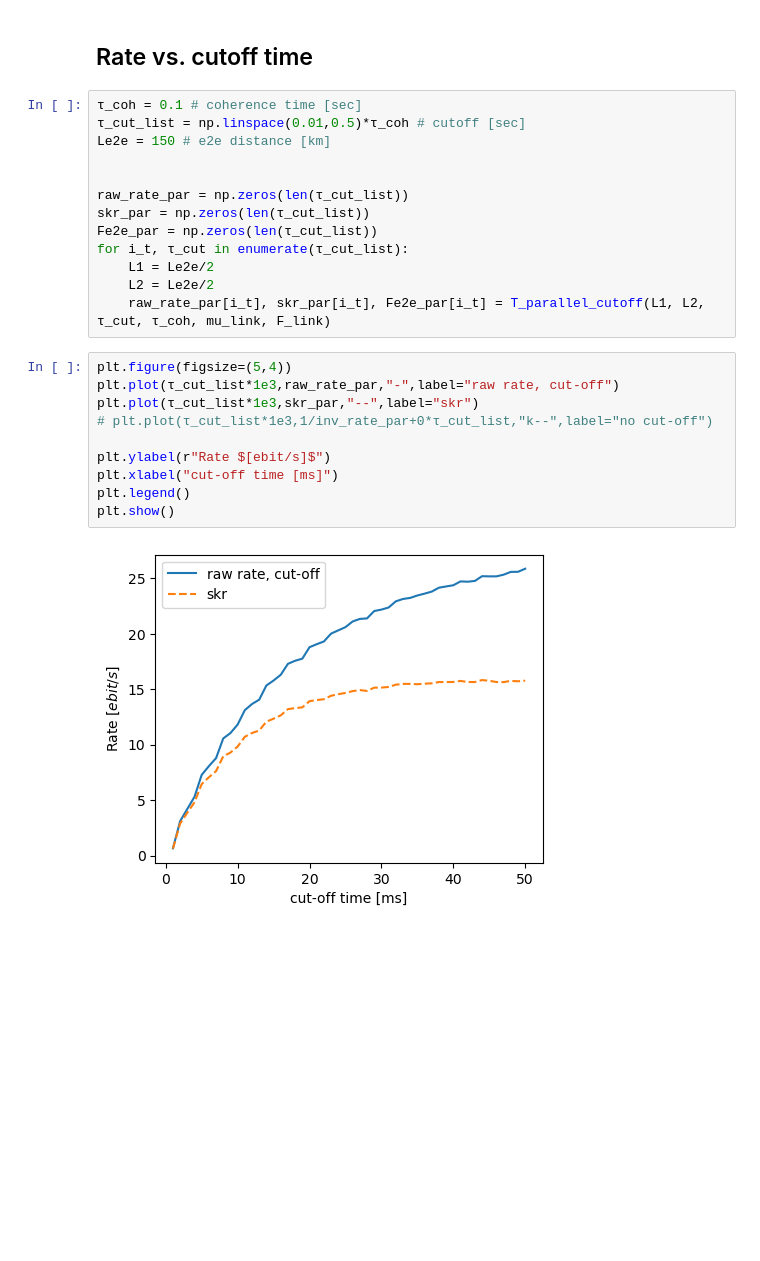
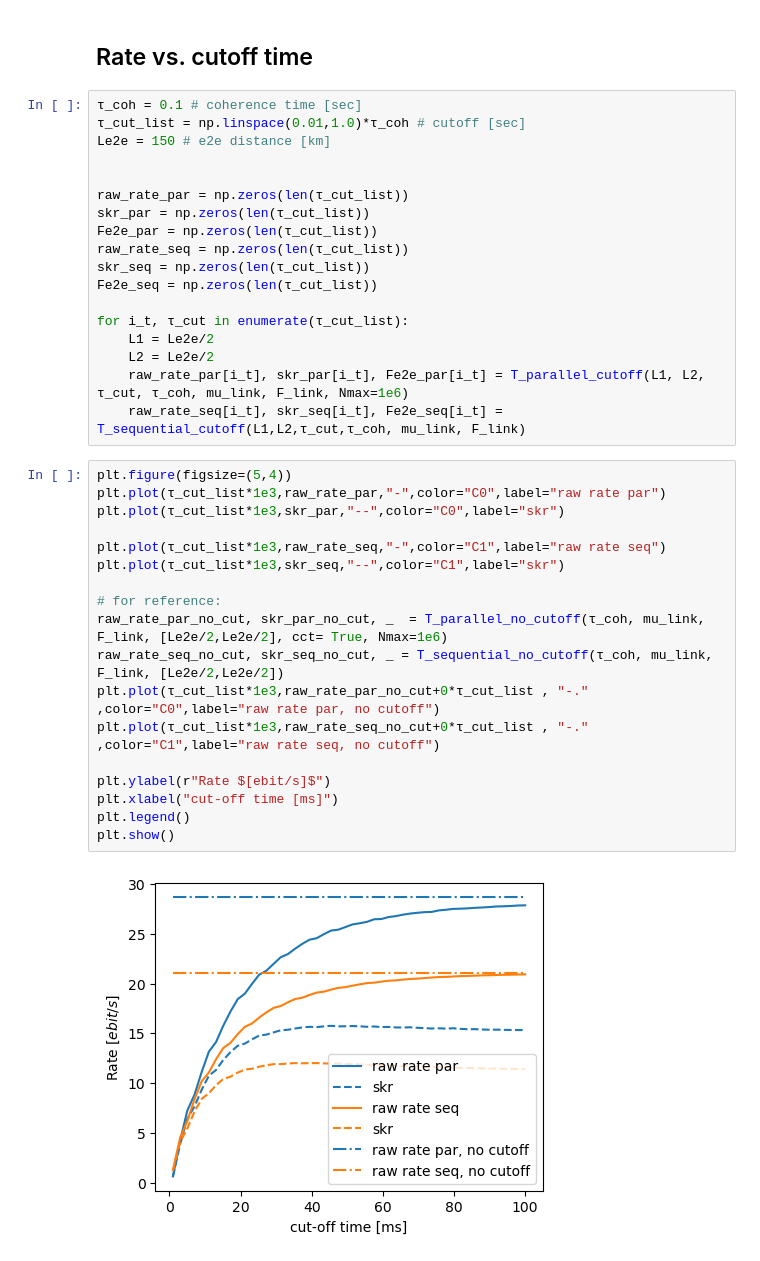
Before and after one commit to pooryousefshahrooz/repeater_chains, a Jupyter notebook: hassan/one_repeater_cutoff.ipynb, the cells around one changed output. Cells and saved outputs as stored; diff of their text form; blank space fills up the shorter version.

```diff
--- a/hassan/one_repeater_cutoff.ipynb
+++ b/hassan/one_repeater_cutoff.ipynb
@@ -132,26 +281,39 @@ plt.show()
 ## Rate vs. cutoff time
 # %%
 τ_coh = 0.1 # coherence time [sec]
-τ_cut_list = np.linspace(0.01,0.5)*τ_coh # cutoff [sec]
+τ_cut_list = np.linspace(0.01,1.0)*τ_coh # cutoff [sec]
 Le2e = 150 # e2e distance [km]
 
 
 raw_rate_par = np.zeros(len(τ_cut_list))
 skr_par = np.zeros(len(τ_cut_list))
 Fe2e_par = np.zeros(len(τ_cut_list))
+raw_rate_seq = np.zeros(len(τ_cut_list))
+skr_seq = np.zeros(len(τ_cut_list))
+Fe2e_seq = np.zeros(len(τ_cut_list))
+
 for i_t, τ_cut in enumerate(τ_cut_list):
     L1 = Le2e/2
     L2 = Le2e/2
-    raw_rate_par[i_t], skr_par[i_t], Fe2e_par[i_t] = T_parallel_cutoff(L1, L2, τ_cut, τ_coh, mu_link, F_link)
+    raw_rate_par[i_t], skr_par[i_t], Fe2e_par[i_t] = T_parallel_cutoff(L1, L2, τ_cut, τ_coh, mu_link, F_link, Nmax=1e6)
+    raw_rate_seq[i_t], skr_seq[i_t], Fe2e_seq[i_t] = T_sequential_cutoff(L1,L2,τ_cut,τ_coh, mu_link, F_link)
 # %%
 plt.figure(figsize=(5,4))
-plt.plot(τ_cut_list*1e3,raw_rate_par,"-",label="raw rate, cut-off")
-plt.plot(τ_cut_list*1e3,skr_par,"--",label="skr")
-# plt.plot(τ_cut_list*1e3,1/inv_rate_par+0*τ_cut_list,"k--",label="no cut-off")
+plt.plot(τ_cut_list*1e3,raw_rate_par,"-",color="C0",label="raw rate par")
+plt.plot(τ_cut_list*1e3,skr_par,"--",color="C0",label="skr")
+
+plt.plot(τ_cut_list*1e3,raw_rate_seq,"-",color="C1",label="raw rate seq")
+plt.plot(τ_cut_list*1e3,skr_seq,"--",color="C1",label="skr")
+
+# for reference:
+raw_rate_par_no_cut, skr_par_no_cut, _  = T_parallel_no_cutoff(τ_coh, mu_link, F_link, [Le2e/2,Le2e/2], cct= True, Nmax=1e6)
+raw_rate_seq_no_cut, skr_seq_no_cut, _ = T_sequential_no_cutoff(τ_coh, mu_link, F_link, [Le2e/2,Le2e/2])
+plt.plot(τ_cut_list*1e3,raw_rate_par_no_cut+0*τ_cut_list , "-." ,color="C0",label="raw rate par, no cutoff")
+plt.plot(τ_cut_list*1e3,raw_rate_seq_no_cut+0*τ_cut_list , "-." ,color="C1",label="raw rate seq, no cutoff")
 
 plt.ylabel(r"Rate $[ebit/s]$")
 plt.xlabel("cut-off time [ms]")
 plt.legend()
 plt.show()
 # %% [output]
-[figure, old version]
+[figure, new version]
```
Also changed, not shown: parts of 6 cells of this notebook, 1 other file.
